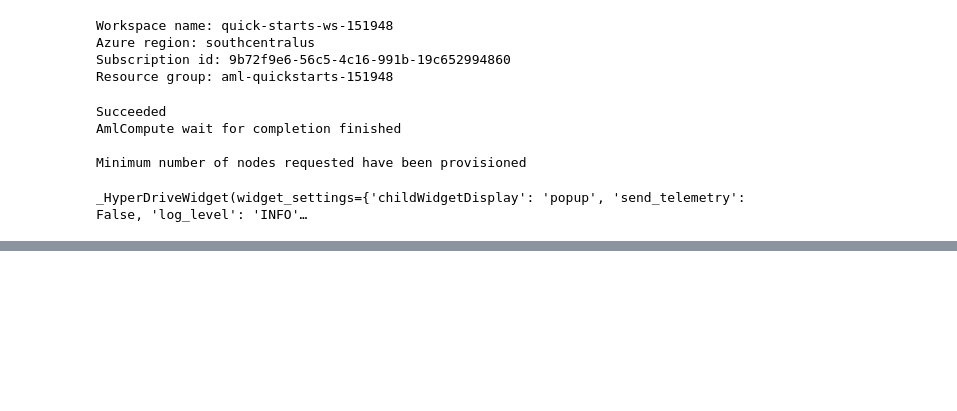
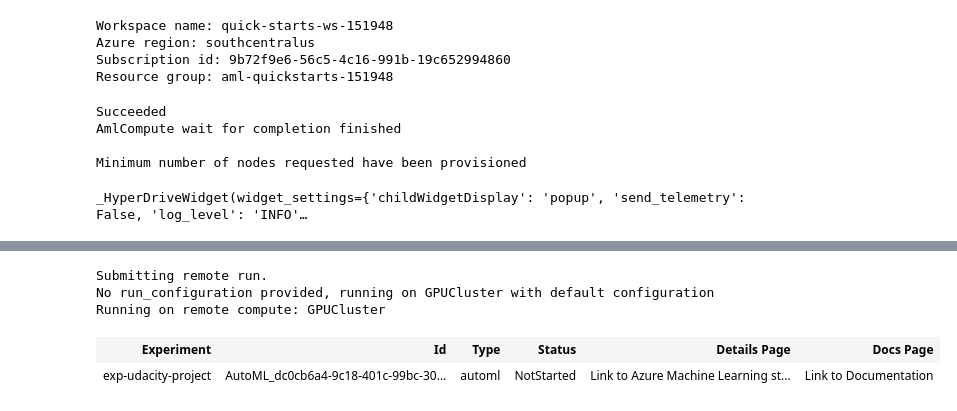
Before and after one commit to dntrply/nd00333_AZMLND_Optimizing_a_Pipeline_in_Azure-Starter_Files, a Jupyter notebook: udacity-project.ipynb, the cells around one changed output, grey strips where cells are left out. Cells and saved outputs as stored; diff of their text form; code cells hidden in the pictures; blank space fills up the shorter version.

```diff
--- a/udacity-project.ipynb
+++ b/udacity-project.ipynb
@@ -212,0 +241,3 @@ clean_ds = TabularDatasetFactory.from_delimited_files(clean_data.csv)
+# %%
+# upload the file to the default datastore
+datastore = ws.get_default_datastore()
@@ -213,3 +256,7 @@ clean_ds = TabularDatasetFactory.from_delimited_files(clean_data.csv)
+# %%
+#from azureml.core import Dataset
+clean_ds = TabularDatasetFactory.from_delimited_files(datastore.path('my_data/clean_data.csv'))
+#clean_ds = Dataset.Tabular.register_pandas_dataframe(x)
 # %%
 from azureml.train.automl import AutoMLConfig
 
@@ -234,7 +281,8 @@ from azureml.train.automl import AutoMLConfig
 #
 
 automl_config = AutoMLConfig(
-    experiment_timeout_minutes=30,
+    experiment_timeout_minutes=15,
+    compute_target = compute_cluster,
     task='classification',
     primary_metric='AUC_weighted',
     training_data=clean_ds,
@@ -243,10 +291,16 @@ automl_config = AutoMLConfig(
 # %%
 # Submit your automl run
 
 ### YOUR CODE HERE ###
 # From https://docs.microsoft.com/en-us/azure/machine-learning/how-to-configure-auto-train again
 #
-automl_run = Experiment.submit(automl_config, show_output=True)
+automl_run = exp.submit(config=automl_config, show_output=True)
+# %% [output]
+Submitting remote run.
+No run_configuration provided, running on GPUCluster with default configuration
+Running on remote compute: GPUCluster
+| Experiment | Id | Type | Status | Details Page | Docs Page |
+| exp-udacity-project | AutoML_dc0cb6a4-9c18-401c-99bc-30... | automl | NotStarted | Link to Azure Machine Learning st... | Link to Documentation |
 # %%
 # define print_model - from https://docs.microsoft.com/en-us/azure/machine-learning/how-to-configure-auto-train
 
```
Also changed, not shown: parts of 8 cells of this notebook.
